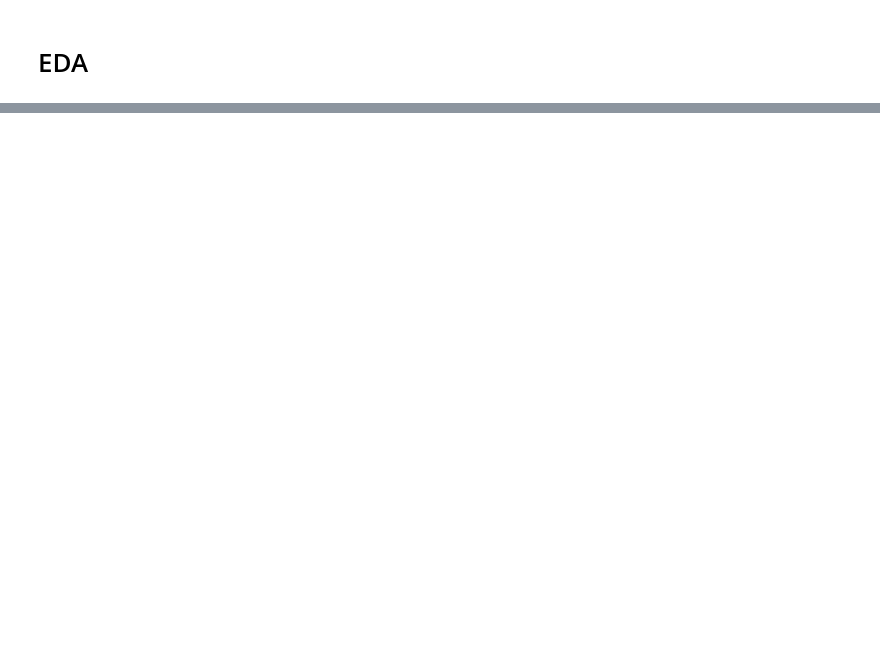
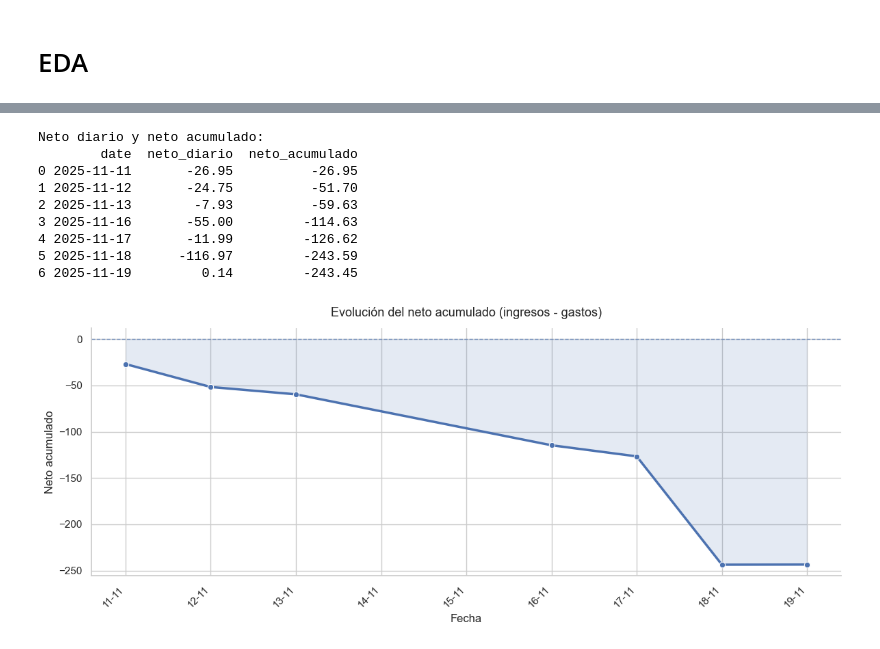
Before and after one commit to SyM97/MONEFY_PROYECT, a Jupyter notebook: monefy_eda.ipynb, the cells around one changed output, grey strips where cells are left out. Saved outputs shown, nothing was run; the diff lists cells and outputs as text; code cells hidden in the pictures; blank space fills up the shorter version.

```diff
--- a/monefy_eda.ipynb
+++ b/monefy_eda.ipynb
@@ -263,0 +426,57 @@ plt.show()
+# %%
+## Evolución del neto acumulado a lo largo del tiempo
+
+resumen_diario_sorted = resumen_diario.sort_values("date").copy()
+resumen_diario_sorted["neto_acumulado"] = resumen_diario_sorted["neto_diario"].cumsum()
+
+print("Neto diario y neto acumulado:")
+print(resumen_diario_sorted)
+
+fig, ax = plt.subplots(figsize=(12, 5))
+
+# Línea principal
+sns.lineplot(
+    data=resumen_diario_sorted,
+    x="date",
+    y="neto_acumulado",
+    marker="o",
+    linewidth=2.5,
+    ax=ax
+)
+
+# Relleno suave bajo la curva
+ax.fill_between(
+    resumen_diario_sorted["date"],
+    resumen_diario_sorted["neto_acumulado"],
+    alpha=0.15
+)
+
+# Línea horizontal en 0 como referencia
+ax.axhline(0, linestyle="--", linewidth=1, alpha=0.7)
+
+# Formato bonito de fechas en el eje X
+ax.xaxis.set_major_locator(mdates.AutoDateLocator())
+ax.xaxis.set_major_formatter(mdates.DateFormatter("%d-%m"))
+plt.setp(ax.get_xticklabels(), rotation=45, ha="right")
+
+# Títulos y etiquetas
+ax.set_title("Evolución del neto acumulado (ingresos - gastos)", fontsize=13, pad=12)
+ax.set_xlabel("Fecha")
+ax.set_ylabel("Neto acumulado")
+
+# Quitar bordes superiores y derechos para estilo más limpio
+sns.despine(ax=ax)
+
+plt.tight_layout()
+plt.show()
+# %% [output]
+Neto diario y neto acumulado:
+        date  neto_diario  neto_acumulado
+0 2025-11-11       -26.95          -26.95
+1 2025-11-12       -24.75          -51.70
+2 2025-11-13        -7.93          -59.63
+3 2025-11-16       -55.00         -114.63
+4 2025-11-17       -11.99         -126.62
+5 2025-11-18      -116.97         -243.59
+6 2025-11-19         0.14         -243.45
+[figure, added]
```
Also changed, not shown: parts of 42 cells of this notebook, 1 other file.
